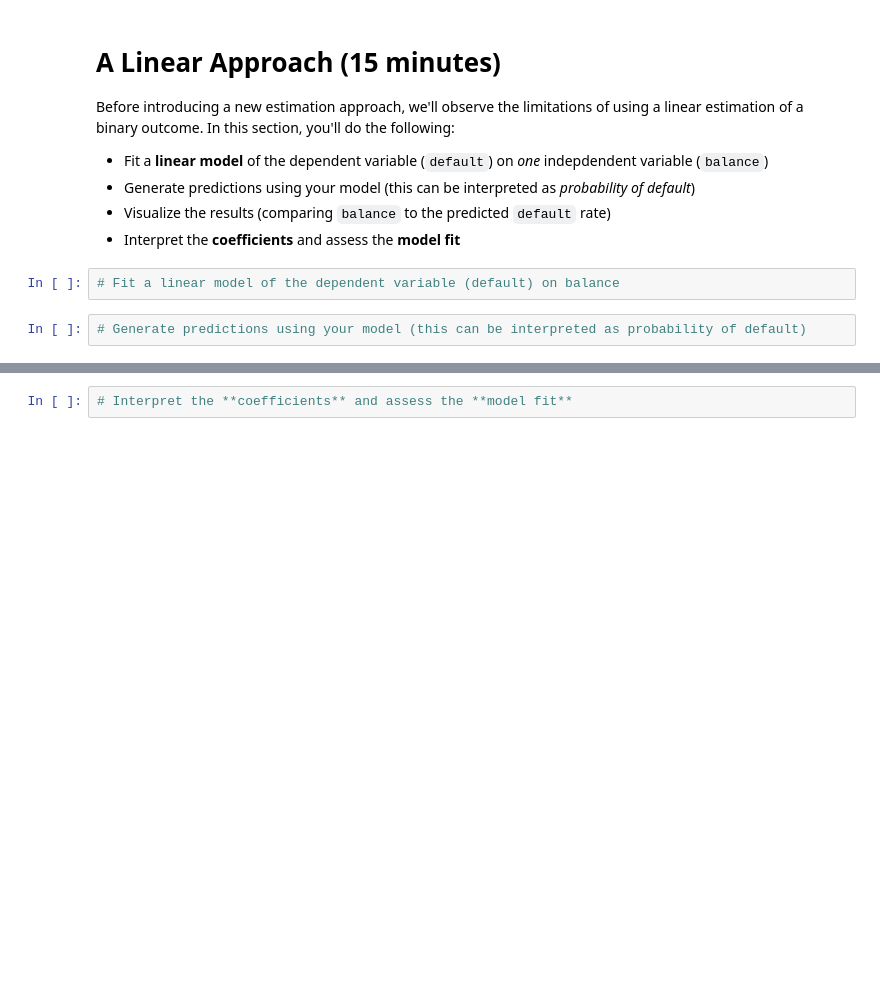
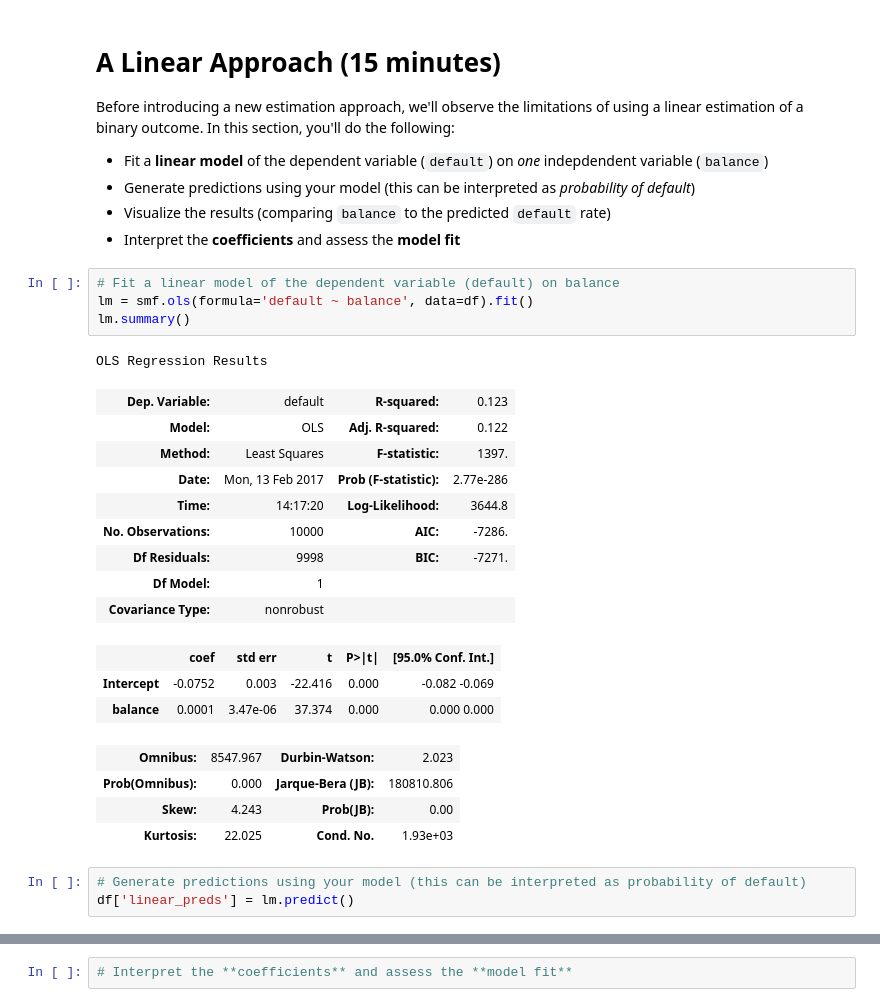
Before and after one commit to info-370/classification, a Jupyter notebook: logistic-regression/demo.ipynb, the cells around one changed output, grey strips where cells are left out. Cells and saved outputs as stored; diff of their text form; blank space fills up the shorter version.

```diff
--- a/logistic-regression/demo.ipynb
+++ b/logistic-regression/demo.ipynb
@@ -66,7 +68,28 @@ Before introducing a new estimation approach, we'll observe the limitations of u
 - Interpret the **coefficients** and assess the **model fit**
 # %%
 # Fit a linear model of the dependent variable (default) on balance
+lm = smf.ols(formula='default ~ balance', data=df).fit()
+lm.summary()
+# %% [output]
+OLS Regression Results
+| Dep. Variable: | default | R-squared: | 0.123 |
+| Model: | OLS | Adj. R-squared: | 0.122 |
+| Method: | Least Squares | F-statistic: | 1397. |
+| Date: | Mon, 13 Feb 2017 | Prob (F-statistic): | 2.77e-286 |
+| Time: | 14:17:20 | Log-Likelihood: | 3644.8 |
+| No. Observations: | 10000 | AIC: | -7286. |
+| Df Residuals: | 9998 | BIC: | -7271. |
+| Df Model: | 1 |  |  |
+| Covariance Type: | nonrobust |  |  |
+|  | coef | std err | t | P>|t| | [95.0% Conf. Int.] |
+| Intercept | -0.0752 | 0.003 | -22.416 | 0.000 | -0.082 -0.069 |
+| balance | 0.0001 | 3.47e-06 | 37.374 | 0.000 | 0.000 0.000 |
+| Omnibus: | 8547.967 | Durbin-Watson: | 2.023 |
+| Prob(Omnibus): | 0.000 | Jarque-Bera (JB): | 180810.806 |
+| Skew: | 4.243 | Prob(JB): | 0.00 |
+| Kurtosis: | 22.025 | Cond. No. | 1.93e+03 |
 # %%
 # Generate predictions using your model (this can be interpreted as probability of default)
+df['linear_preds'] = lm.predict()
 # %%
 # Visualize the results: scatterplot of balance v.s. predcited default rate. Bonus: add actual default rate.
```
Also changed, not shown: parts of 6 cells of this notebook.
